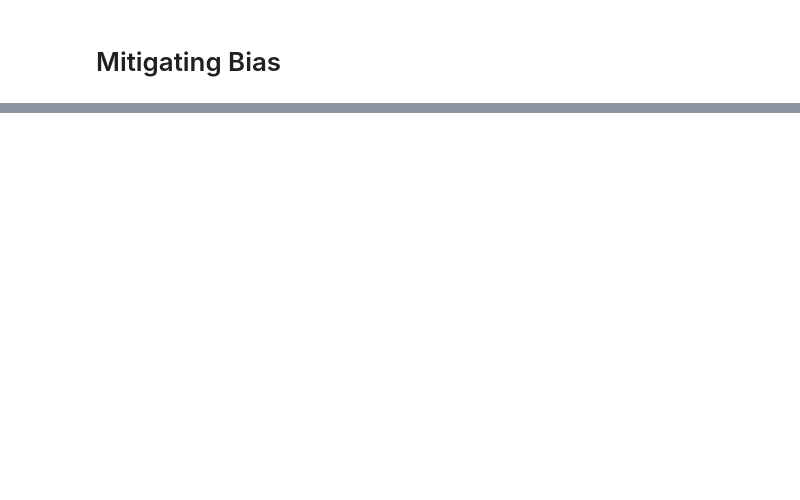
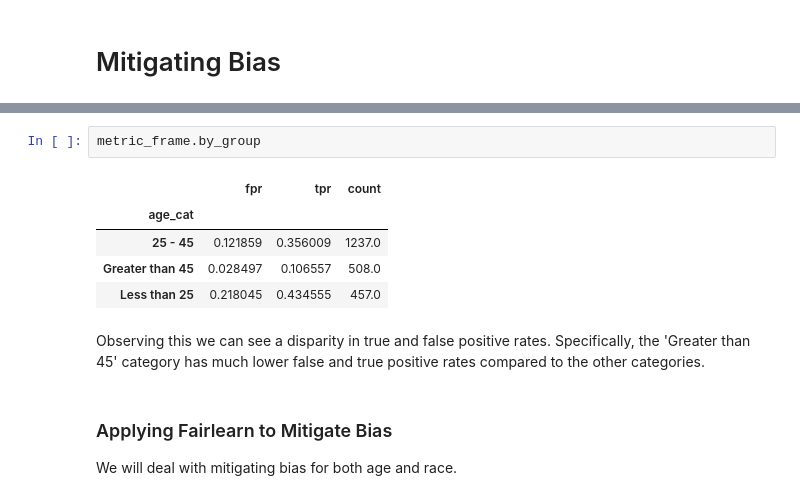
Before and after one commit to Innoccull/compas, a Jupyter notebook: compas analysis.ipynb, the cells around one changed output, grey strips where cells are left out. Saved outputs shown, nothing was run; the diff lists cells and outputs as text; blank space fills up the shorter version.

```diff
--- a/compas analysis.ipynb
+++ b/compas analysis.ipynb
@@ -257,0 +374,14 @@ There are significant disparities across groups for both false positive and true
+# %%
+metric_frame.by_group
+# %% [output]
+|  | fpr | tpr | count |
+| age_cat |  |  |  |
+| 25 - 45 | 0.121859 | 0.356009 | 1237.0 |
+| Greater than 45 | 0.028497 | 0.106557 | 508.0 |
+| Less than 25 | 0.218045 | 0.434555 | 457.0 |
+# %% [markdown]
+Observing this we can see a disparity in true and false positive rates. Specifically, the 'Greater than 45' category has much lower false and true positive rates compared to the other categories.
+# %% [markdown]
+### Applying Fairlearn to Mitigate Bias
+
+We will deal with mitigating bias for both age and race.
```
Also changed, not shown: parts of 50 cells of this notebook.
